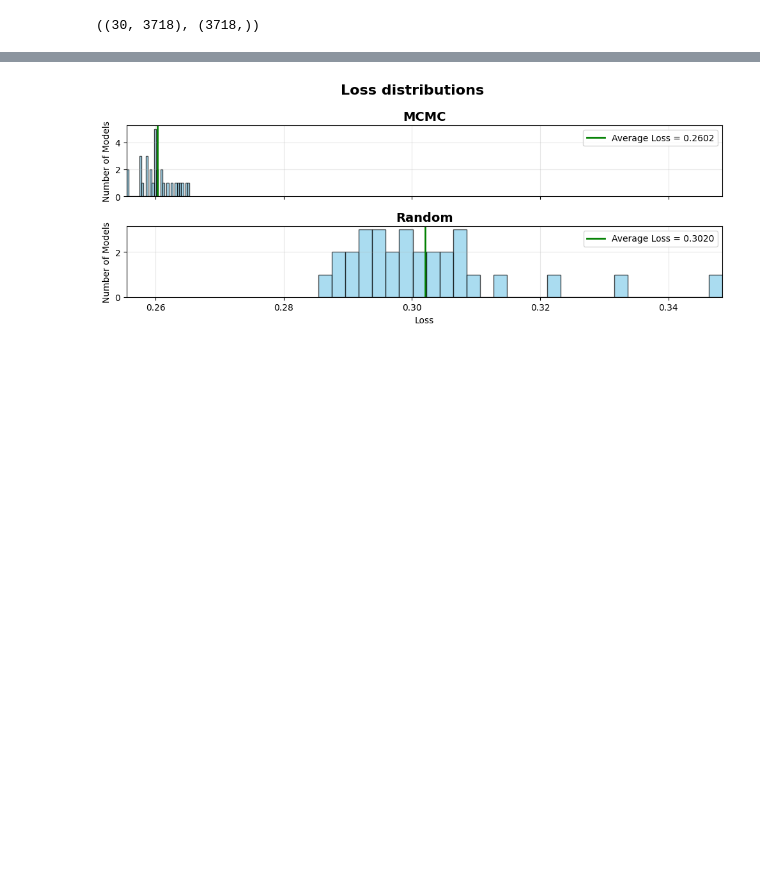
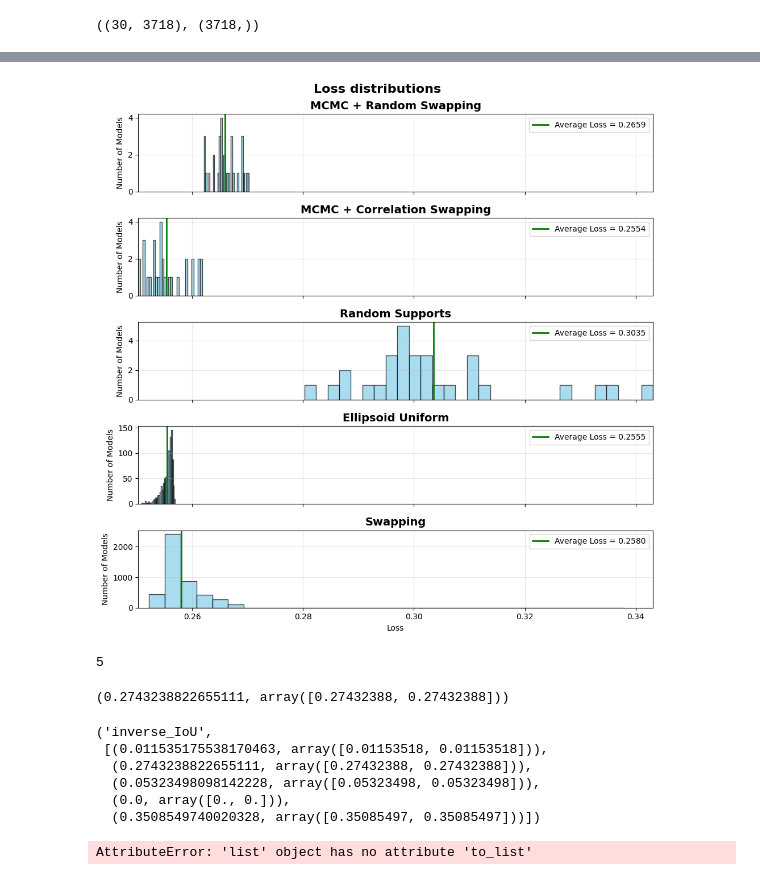
Before and after one commit to chrisli36/gam-rashoman-set, a Jupyter notebook: test_mh.ipynb, the cells around one changed output, grey strips where cells are left out. Drawn from its saved outputs; the diff is of its cells as text; code cells hidden in the pictures; blank space fills up the shorter version.

```diff
--- a/test_mh.ipynb
+++ b/test_mh.ipynb
@@ -318,9 +484,8 @@ for sample in samples:
 # %%
 all_w_samples = []
-for sample_set in [samples, random_samples]:
+for sample_set in [uniform_samples, samples, random_samples]:
     w_samples = []
     for sample in sample_set:
-        sample = sorted(list(sample))
         print(sample)
         w = np.zeros(K)
         w[sample] = 1
@@ -367,7 +531,6 @@ def get_binned_w_samples(samples, w_samples):
     binned_w_samples = []
     losses = []
     for sample, theta in zip(samples, w_samples):
-        sample = sorted(list(sample))
         w = np.zeros(K)
         w[sample] = 1
         sparse_X, sparse_header = utils.binary_to_one_hot(data.iloc[:,:-1], w, cum_header)
@@ -399,5 +562,6 @@ def get_binned_w_samples(samples, w_samples):
     binned_w_samples = np.vstack(binned_w_samples)
     return binned_w_samples, losses
 
-binned_mcmc_w_samples, mcmc_losses = get_binned_w_samples(samples, all_w_samples[0])
-binned_random_w_samples, random_losses = get_binned_w_samples(random_samples, all_w_samples[1])
+binned_uniform_w_samples, uniform_losses = get_binned_w_samples(uniform_samples, all_w_samples[0])
+binned_mcmc_w_samples, mcmc_losses = get_binned_w_samples(samples, all_w_samples[1])
+binned_random_w_samples, random_losses = get_binned_w_samples(random_samples, all_w_samples[2])
@@ -416,2 +582,8 @@ binned_mcmc_w_samples[:,1:].shape, np.array(bin_header[1:]).shape
+# %%
+fn_ellipsoid = 'ellipsoid_l0_0.001_l2_0.001_m_1.05_samples_1000_sampling_surface_distance_metric_None.pkl'
+ellipsoid_result = Results.load_result(f"results/{dn}/method_results/{fn_ellipsoid}")
+
+fn_swapping = 'swapping_l0_0.001_l2_1e-08_m_1.05_samples_100.pkl'
+swapping_result = Results.load_result(f"results/{dn}/method_results/{fn_swapping}")
 # %%
 plotter = MultiPlotter(title=f"GAM Shape Functions")
@@ -423,7 +632,42 @@ fig = plotter.plot_shape_functions()
+# %%
+ellipsoid_losses, _ = ModelUtils.get_loss(bin_X, y, ellipsoid_result.w_rset, loss_type='logistic', l2=0.001)
+swapping_losses, _ = ModelUtils.get_loss(cum_X, y, swapping_result.w_rset, loss_type='logistic', l2=0.001)
 # %%
 plotter = MultiPlotter(title=f"Loss distributions")
-plotter.add_distribution(mcmc_losses, 'MCMC')
-plotter.add_distribution(random_losses, 'Random')
+plotter.add_distribution(uniform_losses, 'MCMC + Random Swapping')
+plotter.add_distribution(mcmc_losses, 'MCMC + Correlation Swapping')
+plotter.add_distribution(random_losses, 'Random Supports')
+plotter.add_distribution(ellipsoid_losses, 'Ellipsoid Uniform')
+plotter.add_distribution(swapping_losses, 'Swapping')
+
 fig = plotter.plot_distributions()
 # %% [output]
-[figure, old version]
+[figure, new version]
+# %%
+len(metric_results[0])
+# %% [output]
+5
+# %%
+metric_results[0][1]
+# %% [output]
+(0.2743238822655111, array([0.27432388, 0.27432388]))
+# %%
+i = 0
+methods = ['MCMC + Random Swapping', 'MCMC + Correlation Swapping', 'Random Supports', 'Ellipsoid Uniform', 'Swapping']
+support_set_metrics[i].__name__, metric_results[i]
+# %% [output]
+('inverse_IoU',
+ [(0.011535175538170463, array([0.01153518, 0.01153518])),
+  (0.2743238822655111, array([0.27432388, 0.27432388])),
+  (0.05323498098142228, array([0.05323498, 0.05323498])),
+  (0.0, array([0., 0.])),
+  (0.3508549740020328, array([0.35085497, 0.35085497]))])
+# %%
+plotter = MultiPlotter(title=f"Loss distributions")
+methods =
+plotter.add_bar(metric_results[0], methods)
+plotter.add_bar(metric_results[0], methods)
+
+fig = plotter.plot_bar_charts()
+# %% [output]
+AttributeError: 'list' object has no attribute 'to_list'
```
Also changed, not shown: parts of 21 cells of this notebook, 3 other files.
